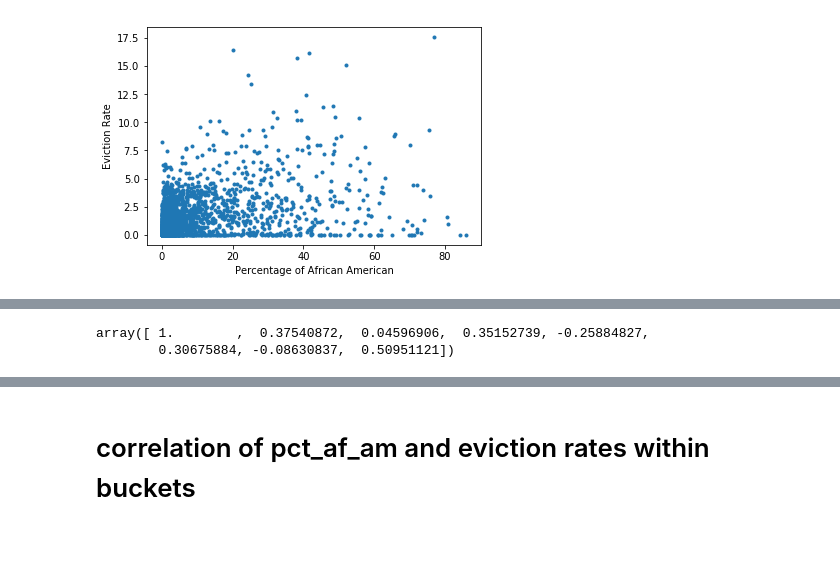
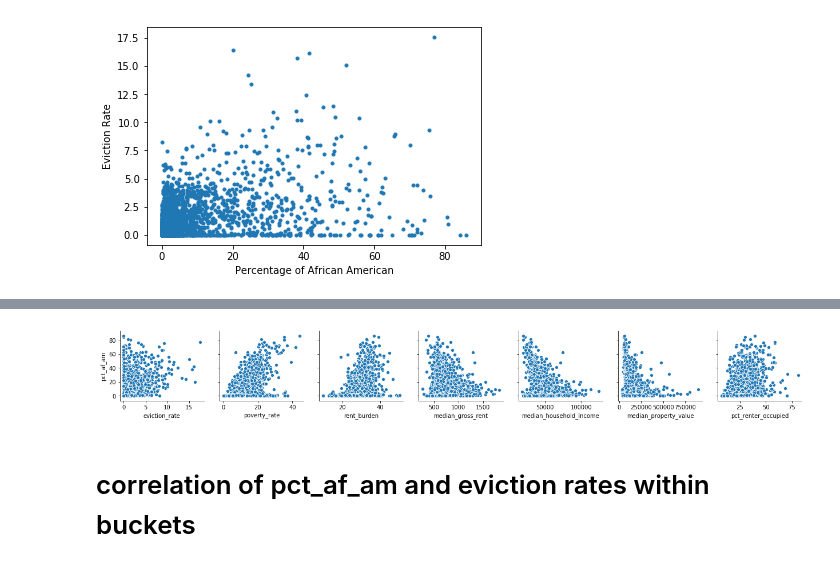
Before and after one commit to SophieGarden/Renter-Eviction-Predict, a Jupyter notebook: Causal_Effect_Race_Eviction.ipynb, the cells around one changed output, grey strips where cells are left out. Cells and saved outputs as stored; diff of their text form; code cells hidden in the pictures; blank space fills up the shorter version.

Commit message:
update causal graphs

```diff
--- a/Causal_Effect_Race_Eviction.ipynb
+++ b/Causal_Effect_Race_Eviction.ipynb
@@ -250,7 +212,8 @@ plt.tight_layout()
-# %%
-np.corrcoef([df_16.pct_af_am, df_16.eviction_rate,df_16.median_gross_rent, df_16.rent_burden,\
-             df_16.median_household_income, df_16.pct_renter_occupied, df_16.median_property_value,\
-             df_16.poverty_rate])[0]
-# %% [output]
-array([ 1.        ,  0.37540872,  0.04596906,  0.35152739, -0.25884827,
-        0.30675884, -0.08630837,  0.50951121])
+# %%
+sns.pairplot(data=df_16, x_vars=['eviction_rate','poverty_rate', 'rent_burden', 'median_gross_rent',
+       'median_household_income', 'median_property_value', 'pct_renter_occupied'],
+                  y_vars=['pct_af_am'])
+corr16 = df_16.loc[:,['pct_af_am','eviction_rate','poverty_rate', 'rent_burden', 'median_gross_rent',
+       'median_household_income', 'median_property_value', 'pct_renter_occupied']].corr()
+corr16.head(1)
+# %% [output]
@@ -257,3 +222,4 @@ array([ 1.        ,  0.37540872,  0.04596906,  0.35152739, -0.25884827,
+[figure, added]
 # %% [markdown]
 # correlation of pct_af_am and eviction rates within buckets
 # %% [markdown]
```
Also changed, not shown: parts of 32 cells of this notebook, 2 other files.
